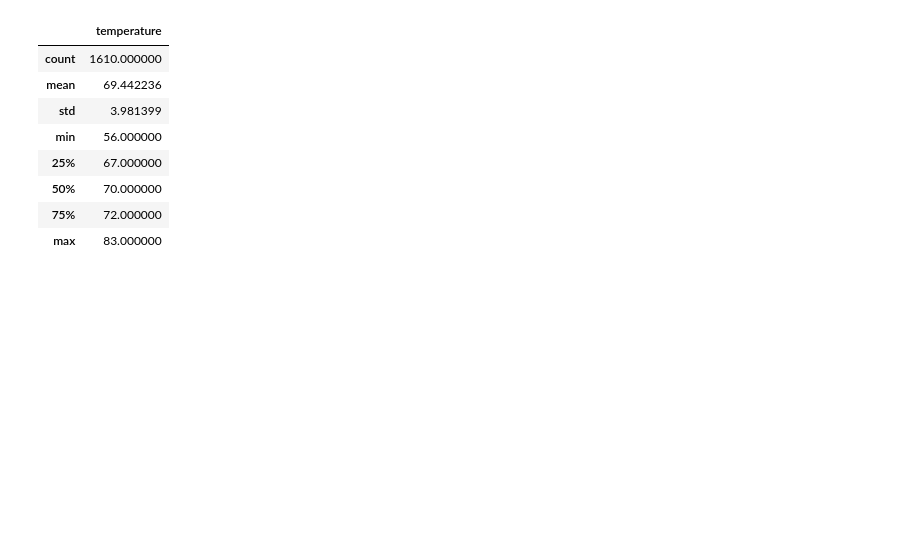
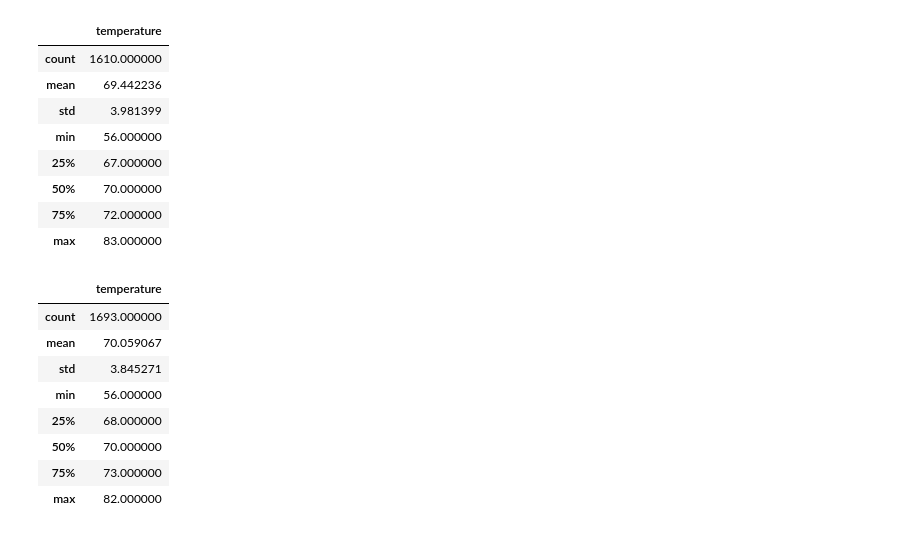
Before and after one commit to dwlscott/surfs_up, a Jupyter notebook: SurfsUp_Challenge.ipynb, the cells around one changed output. Drawn from its saved outputs; the diff is of its cells as text; code cells hidden in the pictures; blank space fills up the shorter version.

```diff
--- a/SurfsUp_Challenge.ipynb
+++ b/SurfsUp_Challenge.ipynb
@@ -171,3 +189,20 @@ df.describe()
 | 50% | 70.000000 |
 | 75% | 72.000000 |
 | max | 83.000000 |
+# %%
+#Temp for March
+session.query(Measurement.date, Measurement.tobs).filter(extract('month', Measurement.date)==3).all()
+results = session.query(Measurement.date, Measurement.tobs).filter(extract('month', Measurement.date)==3).all()
+df = pd.DataFrame(results, columns=['date','temperature'])
+df.set_index(df['date'], inplace=True)
+df.describe()
+# %% [output]
+|  | temperature |
+| count | 1693.000000 |
+| mean | 70.059067 |
+| std | 3.845271 |
+| min | 56.000000 |
+| 25% | 68.000000 |
+| 50% | 70.000000 |
+| 75% | 73.000000 |
+| max | 82.000000 |
```
Also changed, not shown: parts of 1 cell of this notebook.
